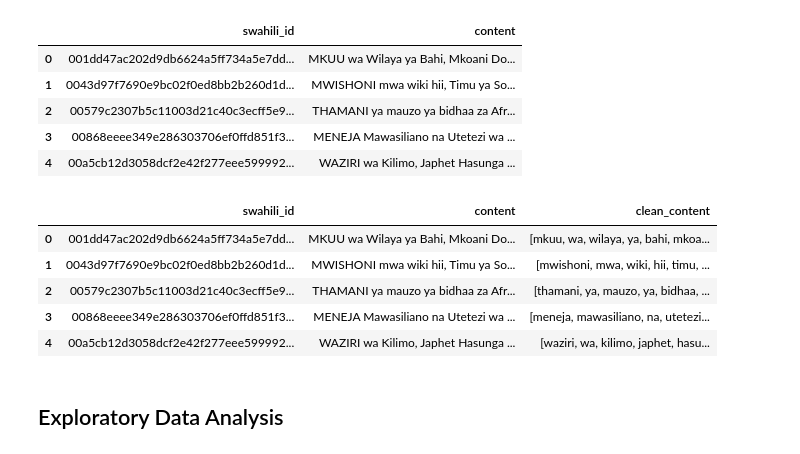
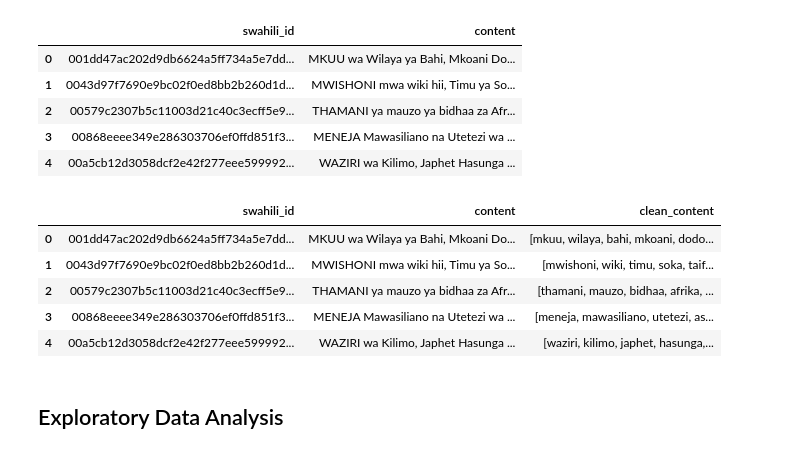
Before and after one commit to BrendaChepkoech/Swahili-News-Classification-Challange-Zindi, a Jupyter notebook: Swahili_News_Classification_Zindi_Challange.ipynb, the cells around one changed output. Cells and saved outputs as stored; diff of their text form; code cells hidden in the pictures.

```diff
--- a/Swahili_News_Classification_Zindi_Challange.ipynb
+++ b/Swahili_News_Classification_Zindi_Challange.ipynb
@@ -158,0 +166,4 @@ df.head(5)
+# %%
+from NoelNLP import stopList
+stop_words= stopList()
+print(stop_words)
@@ -246,28 +270,31 @@ df1.head(5)
 # %%
 # test dataset preprocessing
 #Removing links
 df1['clean_content'] = df1["content"].apply(lambda s: ' '.join(re.sub("(w+://S+)", " ", s).split()))
 
 #Changing all the letter to lower case
 df1['clean_content'] = df1.content.map(lambda x: x.lower())
 
 #Removing the punctuation
 df1['clean_content'] = df1['clean_content'].apply(lambda x: re.sub('[%s]' % re.escape(string.punctuation), '' , x))
 df1['clean_content'] = df1['clean_content'].str.replace('user','')
 
+# to remove stop words
+df1['clean_content'] = df1['clean_content'].apply(lambda x: ' '.join([word for word in x.split() if word not in (stop_words)]))
+
 # to tokenize
 df1['clean_content'] =df1['clean_content'].apply(lambda x:str(x).split())
 
 # to normalize the data using lemmatization
 df1['clean_content'] = df1['clean_content'].apply(lambda tokens: [lemmatiser.lemmatize(token, pos='v') for token in tokens])
 df1.head()
 # %% [output]
 |  | swahili_id | content | clean_content |
-| 0 | 001dd47ac202d9db6624a5ff734a5e7dd... | MKUU wa Wilaya ya Bahi, Mkoani Do... | [mkuu, wa, wilaya, ya, bahi, mkoa... |
-| 1 | 0043d97f7690e9bc02f0ed8bb2b260d1d... | MWISHONI mwa wiki hii, Timu ya So... | [mwishoni, mwa, wiki, hii, timu, ... |
-| 2 | 00579c2307b5c11003d21c40c3ecff5e9... | THAMANI ya mauzo ya bidhaa za Afr... | [thamani, ya, mauzo, ya, bidhaa, ... |
-| 3 | 00868eeee349e286303706ef0ffd851f3... | MENEJA Mawasiliano na Utetezi wa ... | [meneja, mawasiliano, na, utetezi... |
-| 4 | 00a5cb12d3058dcf2e42f277eee599992... | WAZIRI wa Kilimo, Japhet Hasunga ... | [waziri, wa, kilimo, japhet, hasu... |
+| 0 | 001dd47ac202d9db6624a5ff734a5e7dd... | MKUU wa Wilaya ya Bahi, Mkoani Do... | [mkuu, wilaya, bahi, mkoani, dodo... |
+| 1 | 0043d97f7690e9bc02f0ed8bb2b260d1d... | MWISHONI mwa wiki hii, Timu ya So... | [mwishoni, wiki, timu, soka, taif... |
+| 2 | 00579c2307b5c11003d21c40c3ecff5e9... | THAMANI ya mauzo ya bidhaa za Afr... | [thamani, mauzo, bidhaa, afrika, ... |
+| 3 | 00868eeee349e286303706ef0ffd851f3... | MENEJA Mawasiliano na Utetezi wa ... | [meneja, mawasiliano, utetezi, as... |
+| 4 | 00a5cb12d3058dcf2e42f277eee599992... | WAZIRI wa Kilimo, Japhet Hasunga ... | [waziri, kilimo, japhet, hasunga,... |
 # %% [markdown]
 ## Exploratory Data Analysis
 # %% [markdown]
```
Also changed, not shown: parts of 15 cells of this notebook.
